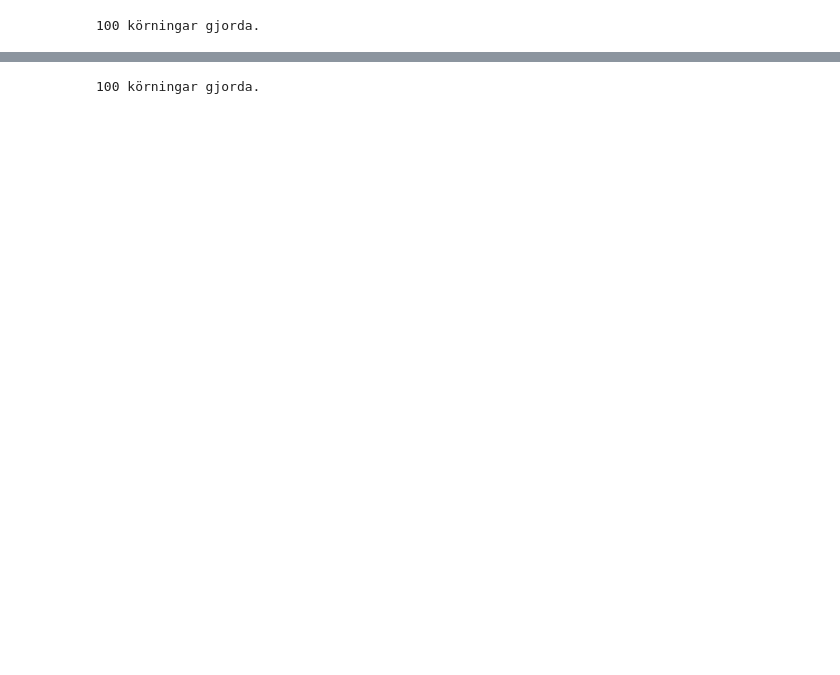
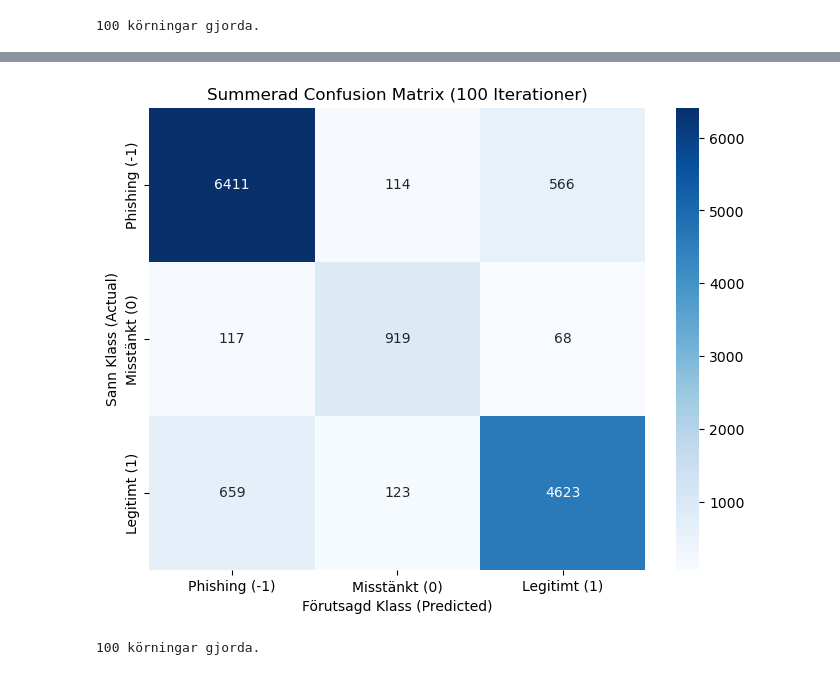
Before and after one commit to phedstroem/GIK2FB_Labb_2, a Jupyter notebook: Labb2.ipynb, the cells around one changed output, grey strips where cells are left out. Cells and saved outputs as stored; diff of their text form; code cells hidden in the pictures; blank space fills up the shorter version.

Commit message:
Typ Klar
Återstår att eventuellt fixa visningen lite bättre

```diff
--- a/Labb2.ipynb
+++ b/Labb2.ipynb
@@ -247,0 +88,70 @@ summorizedMatrix = np.zeros((numClasses, numClasses), dtype=int)
+# %%
+
+# Hämta TP, FN, FP för varje klass från matrisen.
+# True Positives (TP) = Diagonalen i matrisen
+TP = np.diag(summorizedMatrix1)
+
+# False Negatives (FN) = Summan av varje rad minus TP
+FN = np.sum(summorizedMatrix1, axis=1) - TP
+
+# False Positives (FP) = Summan av varje kolumn minus TP
+FP = np.sum(summorizedMatrix1, axis=0) - TP
+
+# Beräkna måtten automatiskt med NumPy
+precision = TP / (TP + FP)
+recall = TP / (TP + FN)
+f1_score = 2 * (precision * recall) / (precision + recall)
+support = np.sum(summorizedMatrix1, axis=1) # Antal sanna instanser per klass
+
+# Presentera resultatet
+target_names = ["Phishing", "Misstänkt", "Legitimt"]
+
+print("Metrics för Orginaldata med 90/10 fördelning")
+print()
+print("Summerad confusion matrix")
+print()
+print(summorizedMatrix1)
+print()
+
+# Skriv ut medelvärden
+print("Medelvärden")
+print()
+print(f"Medel Accuracy: {meanAccuracy1:.4f}")
+print(f"Medel Precision: {meanPrecision1:.4f}")
+print(f"Medel Recall: {meanRecall1:.4f}")
+print(f"Medel F1-Score: {meanF11:.4f}")
+print()
+print("Aggregerad Classification Report (100 körningar)")
+print("-" * 55)
+print("{:<10} {:>10} {:>10} {:>10} {:>10}".format("Klass", "Precision", "Recall", "F1-Score", "Support"))
+print("-" * 55)
+
+for i, name in enumerate(target_names):
+    print("{:<10} {:>10.4f} {:>10.4f} {:>10.4f} {:>10}".format(
+        name,
+        precision[i],
+        recall[i],
+        f1_score[i],
+        support[i]
+    ))
+print()
+
+# Presentera cm lite snyggare.
+
+# Klassnamnen
+classNames = ['Phishing (-1)', 'Misstänkt (0)', 'Legitimt (1)' ]
+
+# Gör figuren och axlarna
+plt.figure(figsize=(8, 6))
+
+# Gör en heatmap
+sns.heatmap(summorizedMatrix1, annot=True, fmt="d", cmap="Blues",
+            xticklabels=classNames, yticklabels=classNames)
+
+# Lägger till etiketter och titel
+plt.title('Summerad Confusion Matrix (100 Iterationer)')
+plt.ylabel('Sann Klass (Actual)')
+plt.xlabel('Förutsagd Klass (Predicted)')
+
+plt.show()
+# %% [output]
@@ -248 +175,2 @@ summorizedMatrix = np.zeros((numClasses, numClasses), dtype=int)
+[figure, added]
 # %%
```
Also changed, not shown: parts of 22 cells of this notebook.
